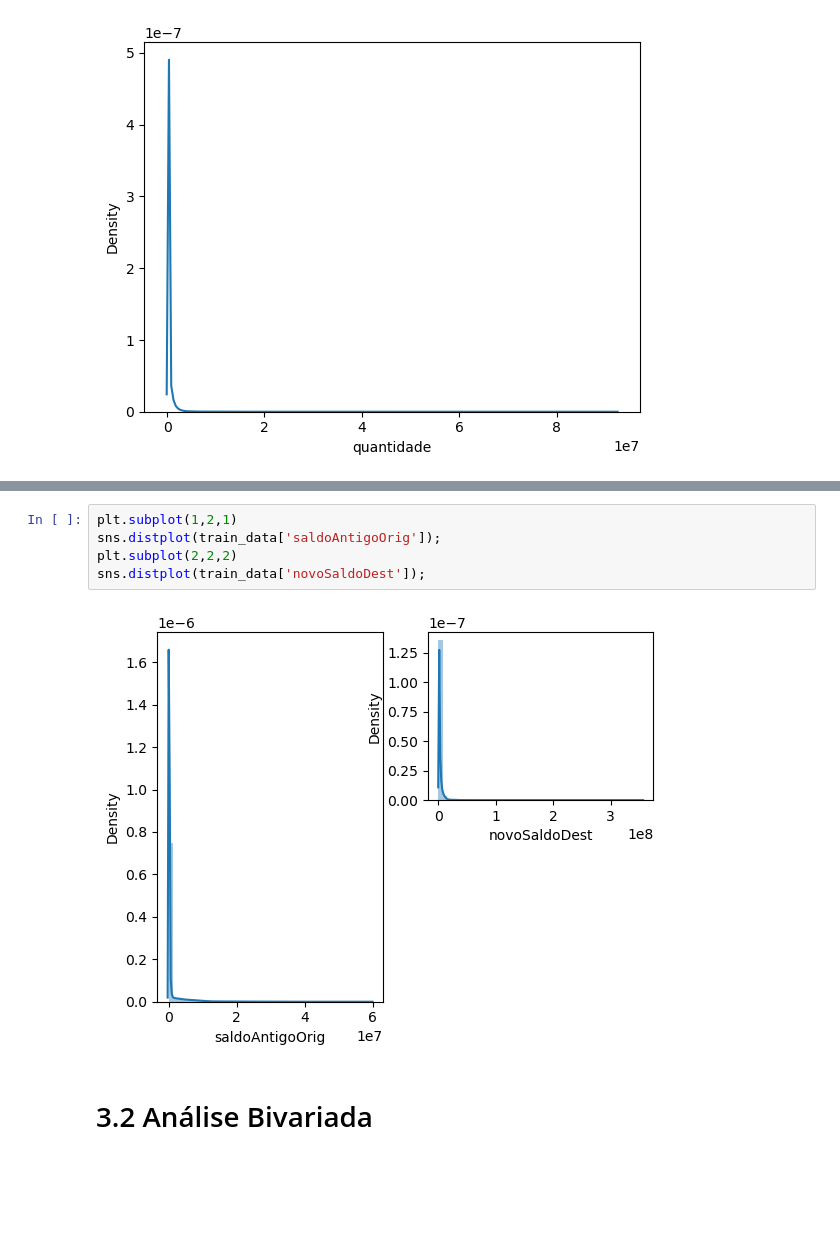
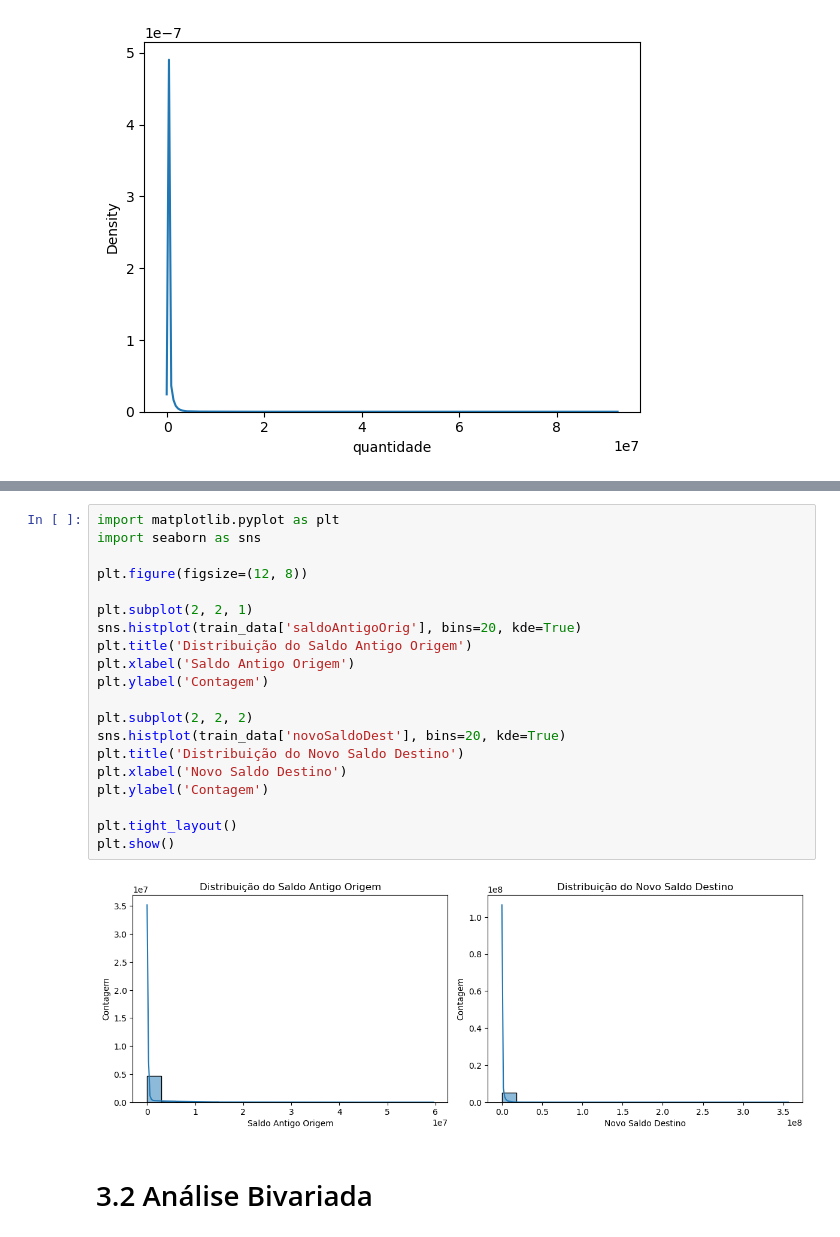
Before and after one commit to erickfog/Online_Fraude, a Jupyter notebook: OnlineFraudDetection.ipynb, the cells around one changed output, grey strips where cells are left out. Drawn from its saved outputs; the diff is of its cells as text; blank space fills up the shorter version.

Commit message:
eda and data_prep final

```diff
--- a/OnlineFraudDetection.ipynb
+++ b/OnlineFraudDetection.ipynb
@@ -300,9 +323,24 @@ sns.kdeplot(train_data['quantidade']);
 # %%
-plt.subplot(1,2,1)
-sns.distplot(train_data['saldoAntigoOrig']);
-plt.subplot(2,2,2)
-sns.distplot(train_data['novoSaldoDest']);
+import matplotlib.pyplot as plt
+import seaborn as sns
+
+plt.figure(figsize=(12, 8))
+
+plt.subplot(2, 2, 1)
+sns.histplot(train_data['saldoAntigoOrig'], bins=20, kde=True)
+plt.title('Distribuição do Saldo Antigo Origem')
+plt.xlabel('Saldo Antigo Origem')
+plt.ylabel('Contagem')
+
+plt.subplot(2, 2, 2)
+sns.histplot(train_data['novoSaldoDest'], bins=20, kde=True)
+plt.title('Distribuição do Novo Saldo Destino')
+plt.xlabel('Novo Saldo Destino')
+plt.ylabel('Contagem')
+
+plt.tight_layout()
+plt.show()
 # %% [output]
-[figure, old version]
+[figure, new version]
 # %% [markdown]
 # 3.2 Análise Bivariada
```
Also changed, not shown: parts of 46 cells of this notebook.
